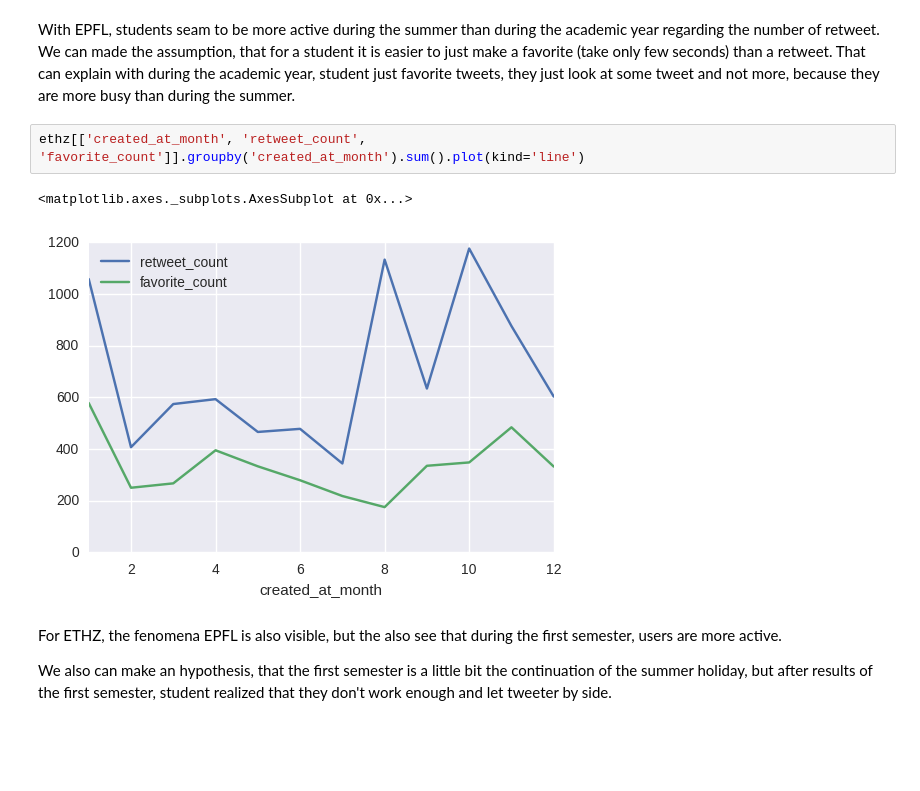
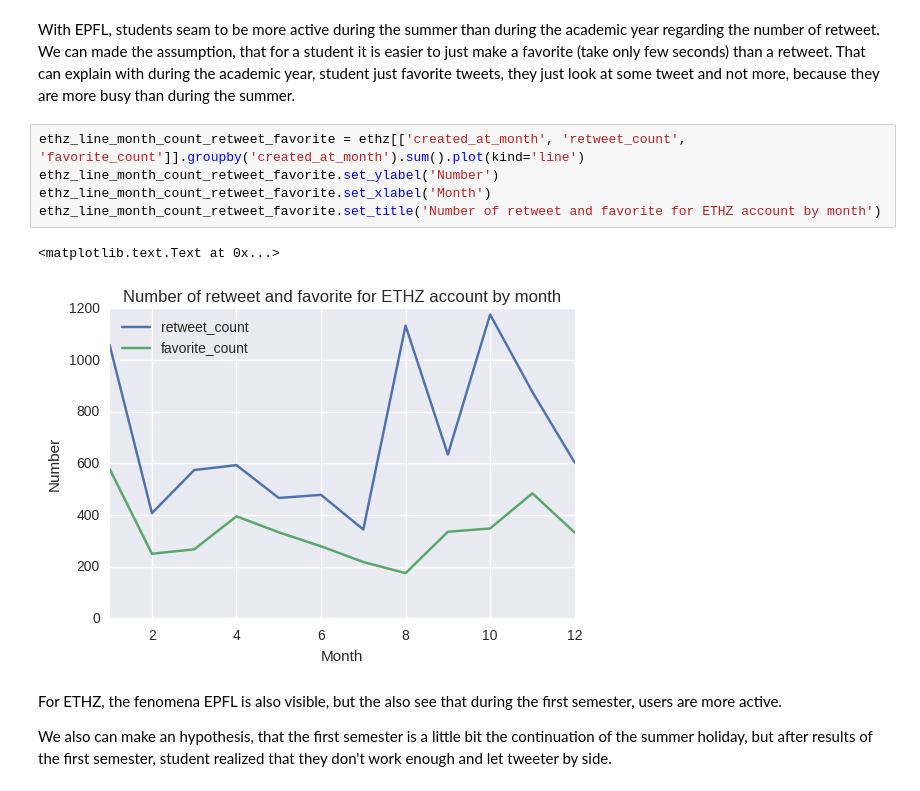
Before and after one commit to antitoine/ADAEPFL-Final, a Jupyter notebook: Solutions Antoine Chabert.ipynb, the cells around one changed output. Saved outputs shown, nothing was run; the diff lists cells and outputs as text; blank space fills up the shorter version.

Commit message:
Add charts legends

```diff
--- a/Solutions Antoine Chabert.ipynb
+++ b/Solutions Antoine Chabert.ipynb
@@ -344,10 +367,13 @@ epfl[['created_at_month', 'retweet_count', 'favorite_count']].groupby('created_a
 # %% [markdown]
 With EPFL, students seam to be more active during the summer than during the academic year regarding the number of retweet. We can made the assumption, that for a student it is easier to just make a favorite (take only few seconds) than a retweet. That can explain with during the academic year, student just favorite tweets, they just look at some tweet and not more, because they are more busy than during the summer.
 # %%
-ethz[['created_at_month', 'retweet_count', 'favorite_count']].groupby('created_at_month').sum().plot(kind='line')
+ethz_line_month_count_retweet_favorite = ethz[['created_at_month', 'retweet_count', 'favorite_count']].groupby('created_at_month').sum().plot(kind='line')
+ethz_line_month_count_retweet_favorite.set_ylabel('Number')
+ethz_line_month_count_retweet_favorite.set_xlabel('Month')
+ethz_line_month_count_retweet_favorite.set_title('Number of retweet and favorite for ETHZ account by month')
 # %% [output]
-<matplotlib.axes._subplots.AxesSubplot at 0x...>
+<matplotlib.text.Text at 0x...>
-[figure, old version]
+[figure, new version]
 # %% [markdown]
 For ETHZ, the fenomena EPFL is also visible, but the also see that during the first semester, users are more active.
 
```
Also changed, not shown: parts of 11 cells of this notebook.
